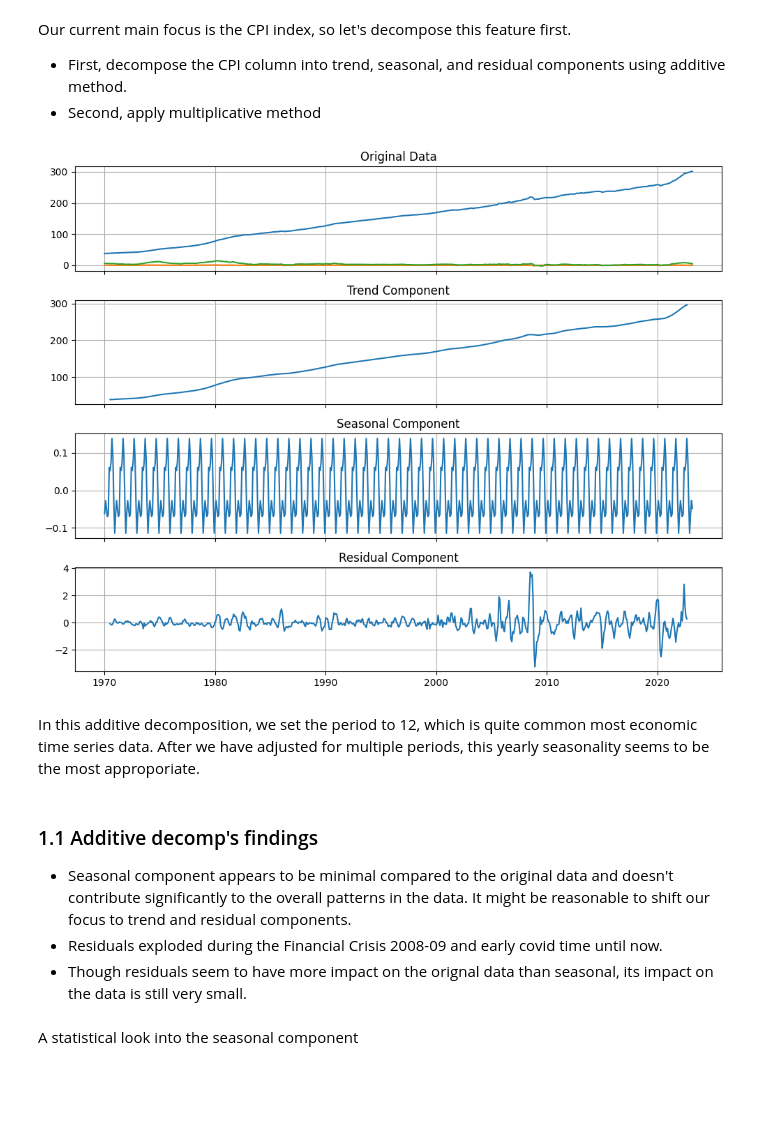
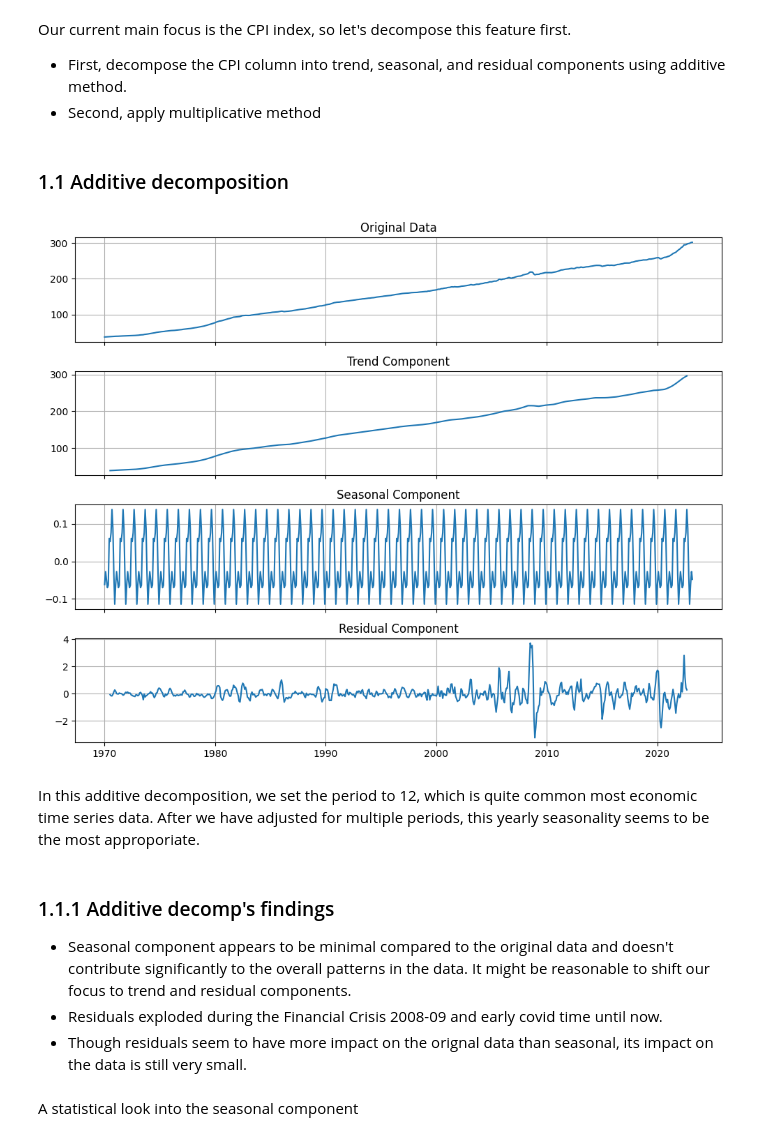
Before and after one commit to namtran6701/Inflation_Prediction, a Jupyter notebook: project_3.ipynb, the cells around one changed output. Drawn from its saved outputs; the diff is of its cells as text; code cells hidden in the pictures; blank space fills up the shorter version.

```diff
--- a/project_3.ipynb
+++ b/project_3.ipynb
@@ -28,40 +20,42 @@ df.index.name = 'Date'
 Our current main focus is the CPI index, so let's decompose this feature first.
 - First, decompose the CPI column into trend, seasonal, and residual components using additive method.
 - Second, apply multiplicative method
+# %% [markdown]
+### 1.1 Additive decomposition
 # %%
 additive_decomposed = seasonal_decompose(df['CPI'], model='additive', period= 12)
 
 # Plot the original data, trend, seasonal, and residual components
 fig, (ax1, ax2, ax3, ax4) = plt.subplots(4, 1, figsize=(10, 8), sharex=True)
 
 # Original data
-ax1.plot(df)
+ax1.plot(df['CPI'])
 ax1.set_title('Original Data')
 ax1.grid()
 
 # Trend component
 ax2.plot(additive_decomposed.trend)
 ax2.set_title('Trend Component')
 ax2.grid()
 
 # Seasonal component
 ax3.plot(additive_decomposed.seasonal)
 ax3.set_title('Seasonal Component')
 ax3.grid()
 
 # Residual component
 ax4.plot(additive_decomposed.resid)
 ax4.set_title('Residual Component')
 ax4.grid()
 
 plt.tight_layout()
 plt.show()
 # %% [output]
-[figure, old version]
+[figure, new version]
 # %% [markdown]
 In this additive decomposition, we set the period to 12, which is quite common most economic time series data. After we have adjusted for multiple periods, this yearly seasonality seems to be the most approporiate.
 # %% [markdown]
-### 1.1 Additive decomp's findings
+### 1.1.1 Additive decomp's findings
 - Seasonal component appears to be minimal compared to the original data and doesn't contribute significantly to the overall patterns in the data. It might be reasonable to shift our focus to trend and residual components.
 - Residuals exploded during the Financial Crisis 2008-09 and early covid time until now.
 - Though residuals seem to have more impact on the orignal data than seasonal, its impact on the data is still very small.
```
Also changed, not shown: parts of 2 cells of this notebook.
